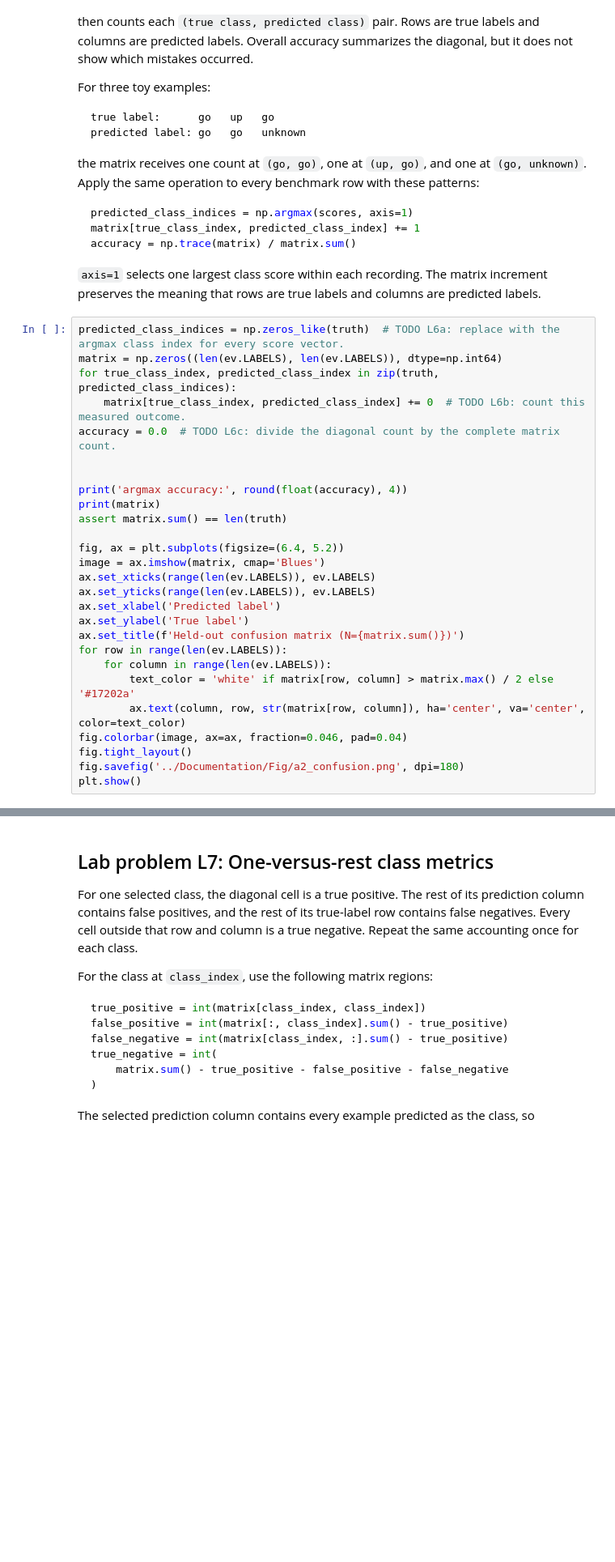
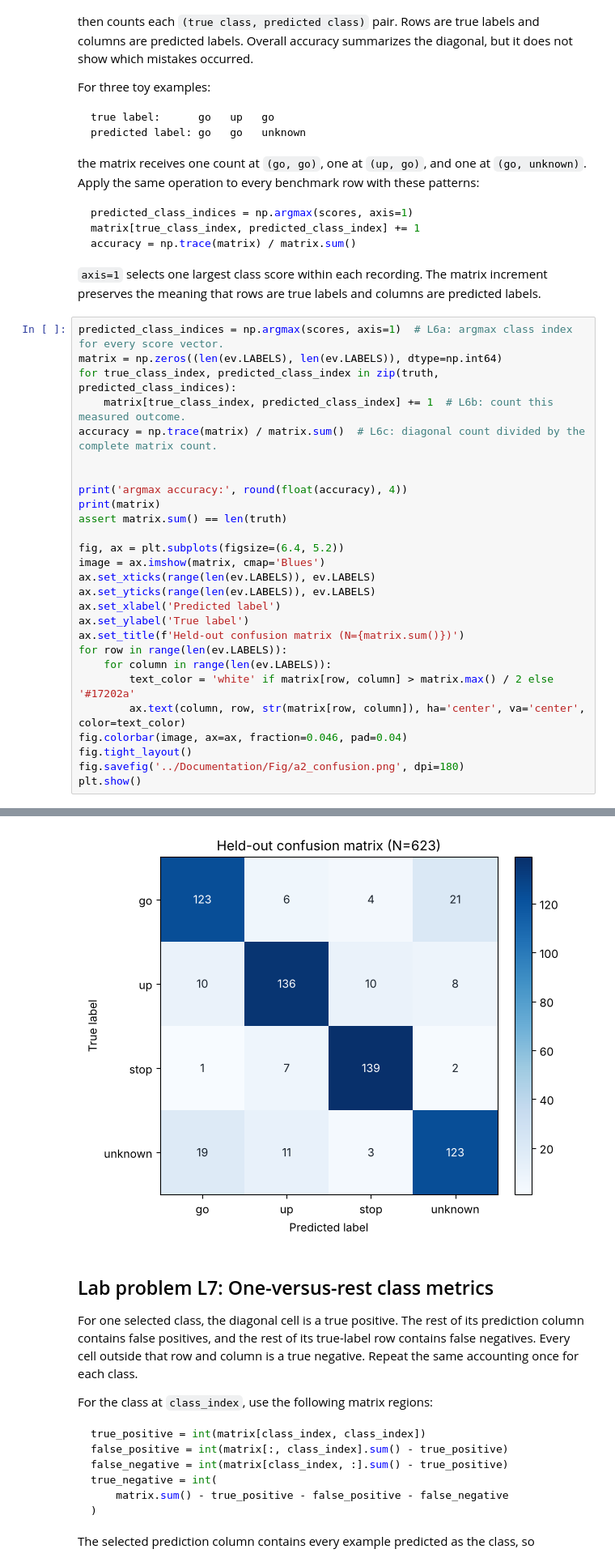
Before and after one commit to ishanisrinivasan/ECE116_A2, a Jupyter notebook: Python/Lab_2_2_Evaluation.ipynb, the cells around one changed output, grey strips where cells are left out. Shown at 81% size. Drawn from its saved outputs; the diff is of its cells as text; blank space fills up the shorter version.

```diff
--- a/Python/Lab_2_2_Evaluation.ipynb
+++ b/Python/Lab_2_2_Evaluation.ipynb
@@ -180,11 +200,11 @@ accuracy = np.trace(matrix) / matrix.sum()
 `axis=1` selects one largest class score within each recording. The matrix increment preserves
 the meaning that rows are true labels and columns are predicted labels.
 # %%
-predicted_class_indices = np.zeros_like(truth)  # TODO L6a: replace with the argmax class index for every score vector.
+predicted_class_indices = np.argmax(scores, axis=1)  # L6a: argmax class index for every score vector.
 matrix = np.zeros((len(ev.LABELS), len(ev.LABELS)), dtype=np.int64)
 for true_class_index, predicted_class_index in zip(truth, predicted_class_indices):
-    matrix[true_class_index, predicted_class_index] += 0  # TODO L6b: count this measured outcome.
-accuracy = 0.0  # TODO L6c: divide the diagonal count by the complete matrix count.
+    matrix[true_class_index, predicted_class_index] += 1  # L6b: count this measured outcome.
+accuracy = np.trace(matrix) / matrix.sum()  # L6c: diagonal count divided by the complete matrix count.
 
 
 print('argmax accuracy:', round(float(accuracy), 4))
@@ -206,3 +226,4 @@ fig.colorbar(image, ax=ax, fraction=0.046, pad=0.04)
 fig.tight_layout()
 fig.savefig('../Documentation/Fig/a2_confusion.png', dpi=180)
 plt.show()
+# %% [output]
@@ -209,3 +235,4 @@ plt.show()
+[figure, added]
 # %% [markdown]
 ## Lab problem L7: One-versus-rest class metrics
 
```
Also changed, not shown: parts of 8 cells of this notebook, 2 other files.
